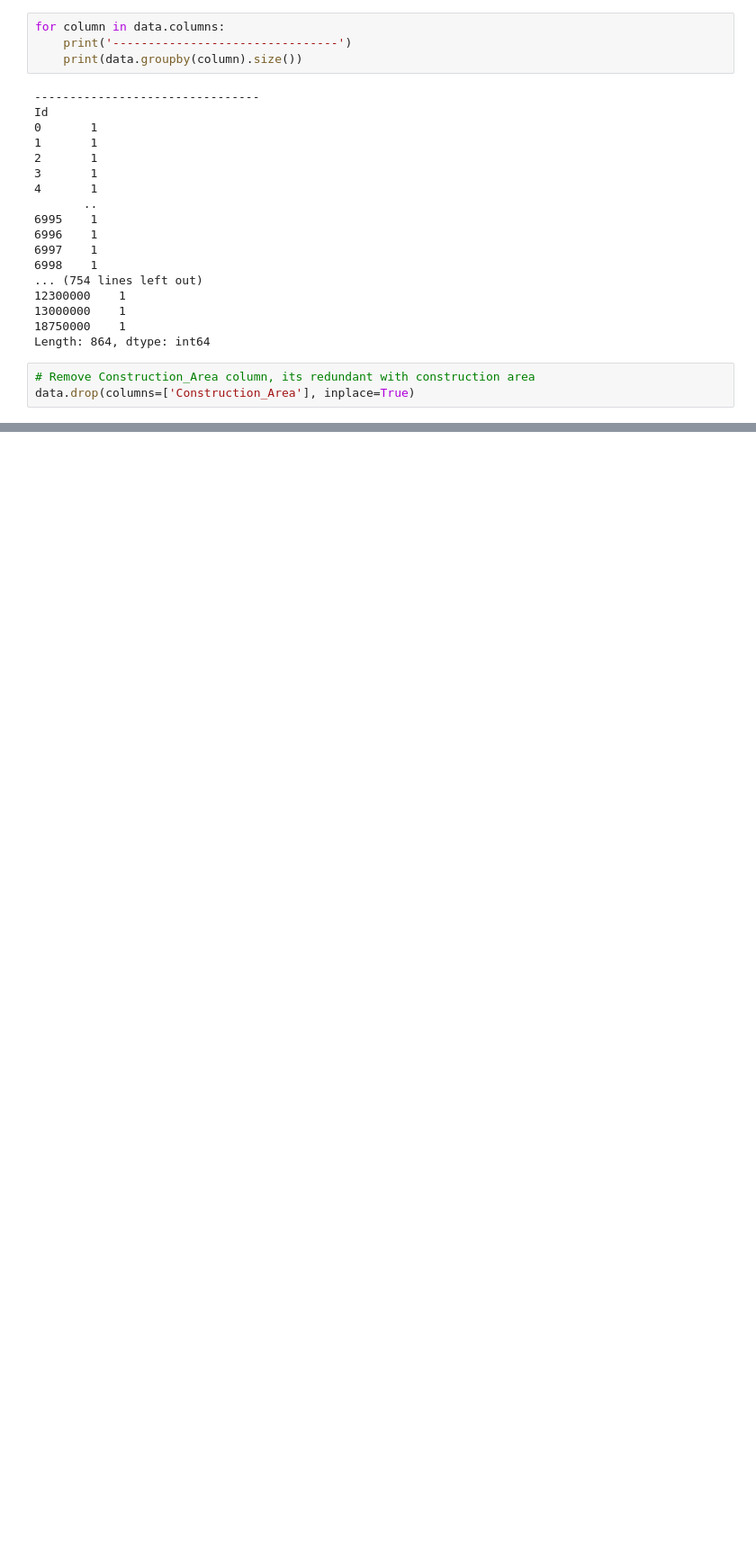
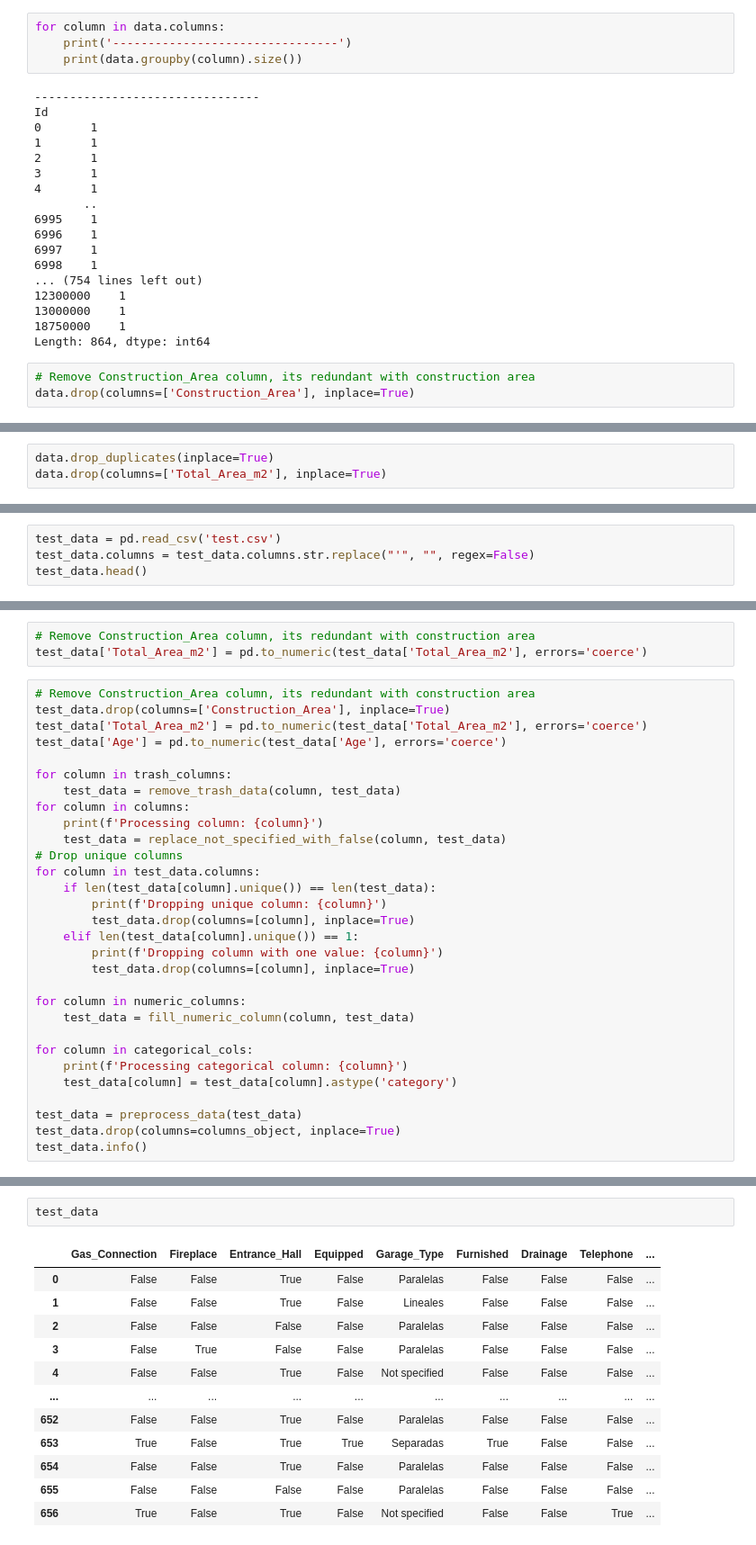
Before and after one commit to apovisr/PUCP_machine-learning, a Jupyter notebook: final/final.ipynb, the cells around one changed output, grey strips where cells are left out. Shown at 90% size. Saved outputs shown, nothing was run; the diff lists cells and outputs as text; blank space fills up the shorter version.

```diff
--- a/final/final.ipynb
+++ b/final/final.ipynb
@@ -248,0 +309,3 @@ plt.show()
+# %%
+data.drop_duplicates(inplace=True)
+data.drop(columns=['Total_Area_m2'], inplace=True)
@@ -248,0 +404,4 @@ plt.show()
+# %%
+test_data = pd.read_csv('test.csv')
+test_data.columns = test_data.columns.str.replace("'", "", regex=False)
+test_data.head()
@@ -248,0 +416,33 @@ plt.show()
+# %%
+# Remove Construction_Area column, its redundant with construction area
+test_data['Total_Area_m2'] = pd.to_numeric(test_data['Total_Area_m2'], errors='coerce')
+# %%
+# Remove Construction_Area column, its redundant with construction area
+test_data.drop(columns=['Construction_Area'], inplace=True)
+test_data['Total_Area_m2'] = pd.to_numeric(test_data['Total_Area_m2'], errors='coerce')
+test_data['Age'] = pd.to_numeric(test_data['Age'], errors='coerce')
+
+for column in trash_columns:
+    test_data = remove_trash_data(column, test_data)
+for column in columns:
+    print(f'Processing column: {column}')
+    test_data = replace_not_specified_with_false(column, test_data)
+# Drop unique columns
+for column in test_data.columns:
+    if len(test_data[column].unique()) == len(test_data):
+        print(f'Dropping unique column: {column}')
+        test_data.drop(columns=[column], inplace=True)
+    elif len(test_data[column].unique()) == 1:
+        print(f'Dropping column with one value: {column}')
+        test_data.drop(columns=[column], inplace=True)
+
+for column in numeric_columns:
+    test_data = fill_numeric_column(column, test_data)
+
+for column in categorical_cols:
+    print(f'Processing categorical column: {column}')
+    test_data[column] = test_data[column].astype('category')
+
+test_data = preprocess_data(test_data)
+test_data.drop(columns=columns_object, inplace=True)
+test_data.info()
@@ -248,0 +518,15 @@ plt.show()
+# %%
+test_data
+# %% [output]
+|  | Gas_Connection | Fireplace | Entrance_Hall | Equipped | Garage_Type | Furnished | Drainage | Telephone | ... |
+| 0 | False | False | True | False | Paralelas | False | False | False | ... |
+| 1 | False | False | True | False | Lineales | False | False | False | ... |
+| 2 | False | False | False | False | Paralelas | False | False | False | ... |
+| 3 | False | True | False | False | Paralelas | False | False | False | ... |
+| 4 | False | False | True | False | Not specified | False | False | False | ... |
+| ... | ... | ... | ... | ... | ... | ... | ... | ... | ... |
+| 652 | False | False | True | False | Paralelas | False | False | False | ... |
+| 653 | True | False | True | True | Separadas | True | False | False | ... |
+| 654 | False | False | True | False | Paralelas | False | False | False | ... |
+| 655 | False | False | False | False | Paralelas | False | False | False | ... |
+| 656 | True | False | True | False | Not specified | False | False | True | ... |
```
Also changed, not shown: parts of 31 cells of this notebook, 1 other file.
